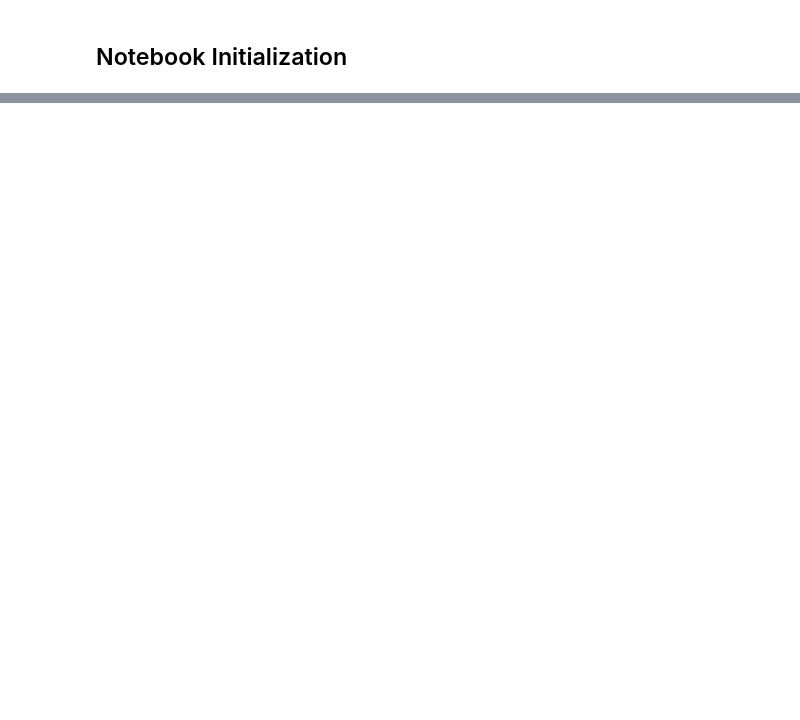
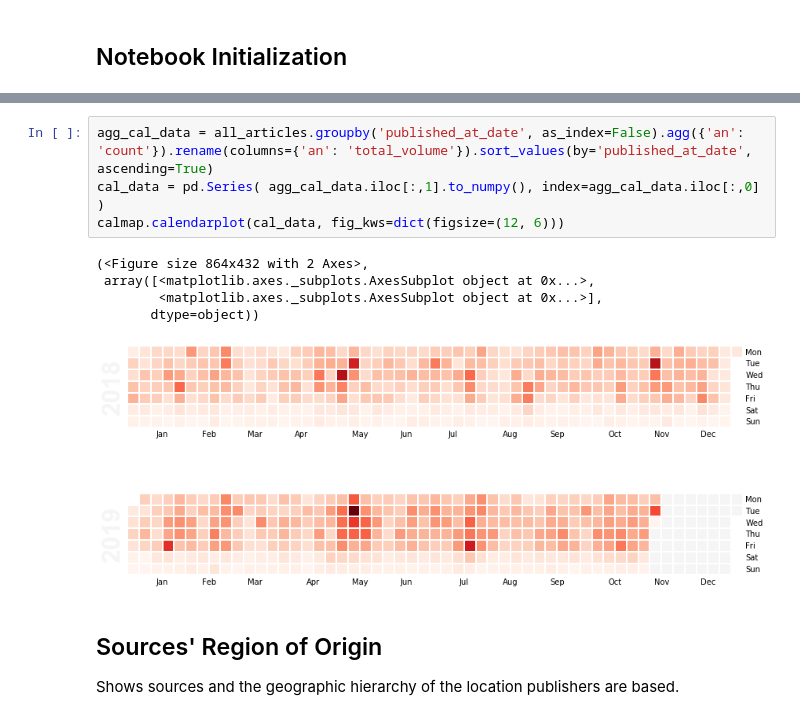
Before and after one commit to DijunLiu1995/factiva-analytics-process, a Jupyter notebook: 06-exploration.ipynb, the cells around one changed output, grey strips where cells are left out. Cells and saved outputs as stored; diff of their text form; blank space fills up the shorter version.

Commit message:
Progress until Source Region

```diff
--- a/06-exploration.ipynb
+++ b/06-exploration.ipynb
@@ -129,0 +89,13 @@ fig = go.Figure(
+# %%
+agg_cal_data = all_articles.groupby('published_at_date', as_index=False).agg({'an': 'count'}).rename(columns={'an': 'total_volume'}).sort_values(by='published_at_date', ascending=True)
+cal_data = pd.Series( agg_cal_data.iloc[:,1].to_numpy(), index=agg_cal_data.iloc[:,0] )
+calmap.calendarplot(cal_data, fig_kws=dict(figsize=(12, 6)))
+# %% [output]
+(<Figure size 864x432 with 2 Axes>,
+ array([<matplotlib.axes._subplots.AxesSubplot object at 0x...>,
+        <matplotlib.axes._subplots.AxesSubplot object at 0x...>],
+       dtype=object))
+[figure, added]
+# %% [markdown]
+## Sources' Region of Origin
+Shows sources and the geographic hierarchy of the location publishers are based.
```
Also changed, not shown: parts of 14 cells of this notebook.
